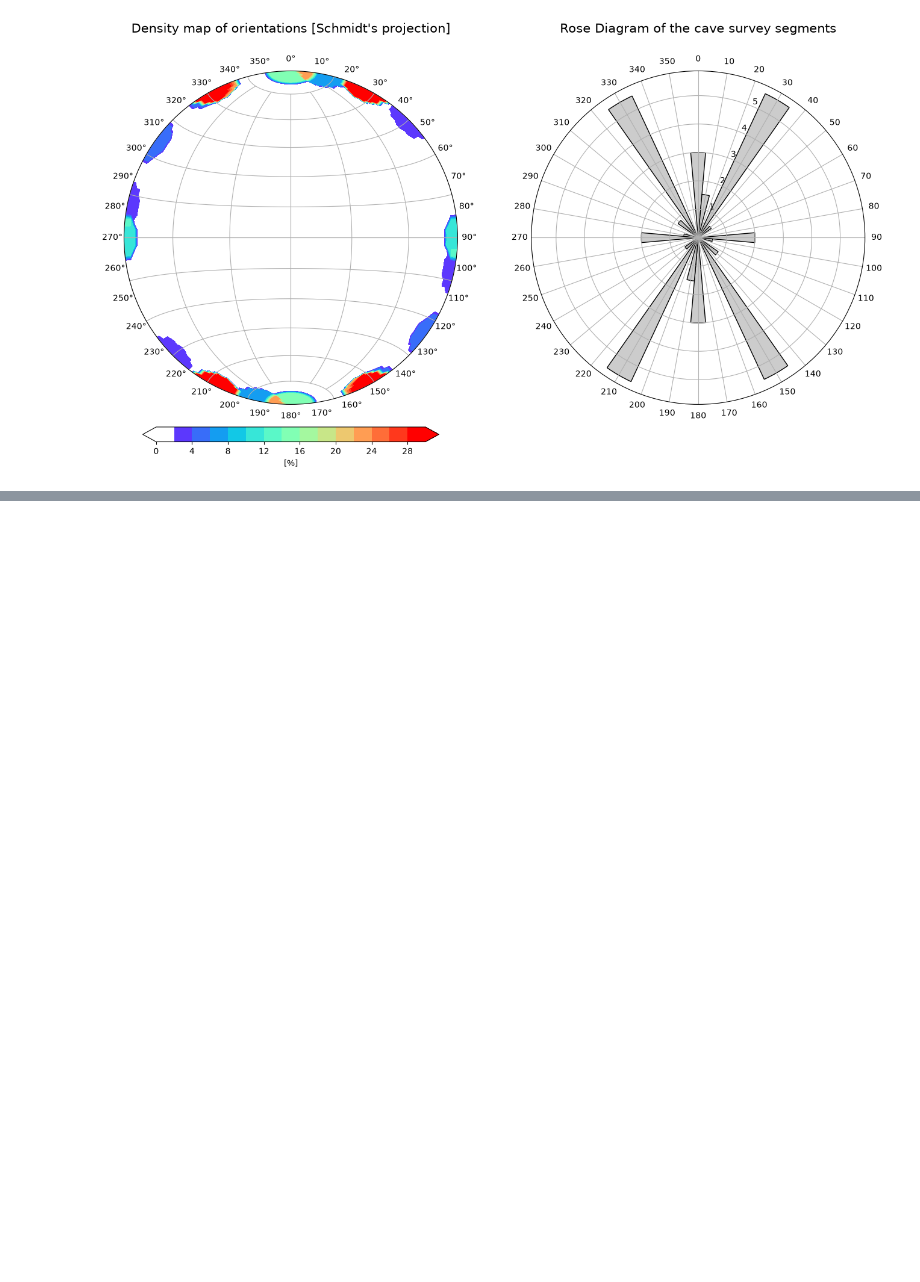
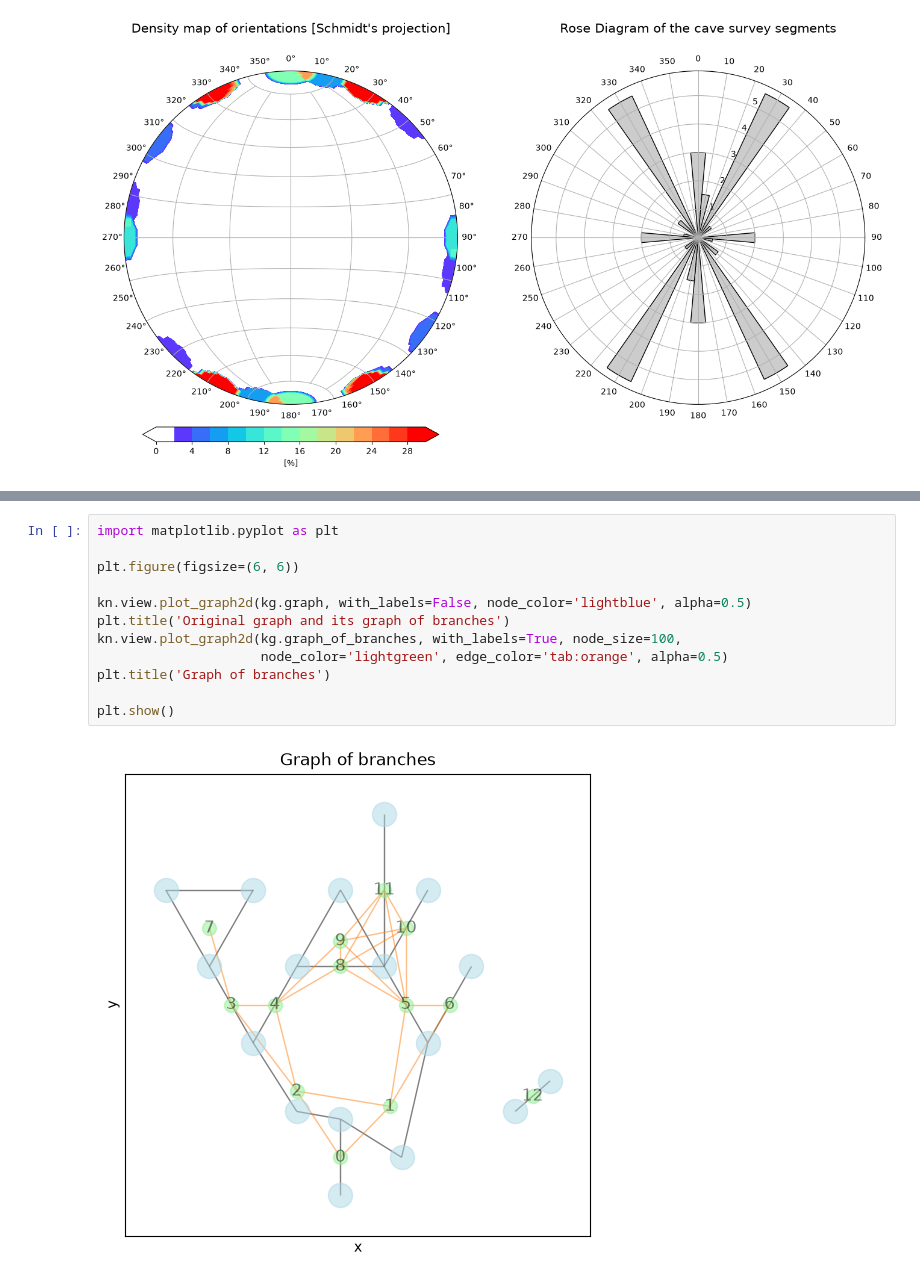
Before and after one commit to karstnet/karstnet, a Jupyter notebook: notebooks/A-Basics.ipynb, the cells around one changed output, grey strips where cells are left out. Drawn from its saved outputs; the diff is of its cells as text; blank space fills up the shorter version.

```diff
--- a/notebooks/A-Basics.ipynb
+++ b/notebooks/A-Basics.ipynb
@@ -253,0 +329,14 @@ kg.stereo()
+# %%
+import matplotlib.pyplot as plt
+
+plt.figure(figsize=(6, 6))
+
+kn.view.plot_graph2d(kg.graph, with_labels=False, node_color='lightblue', alpha=0.5)
+plt.title('Original graph and its graph of branches')
+kn.view.plot_graph2d(kg.graph_of_branches, with_labels=True, node_size=100,
+                     node_color='lightgreen', edge_color='tab:orange', alpha=0.5)
+plt.title('Graph of branches')
+
+plt.show()
+# %% [output]
+[figure, added]
```
Also changed, not shown: parts of 5 cells of this notebook, 24 other files.
